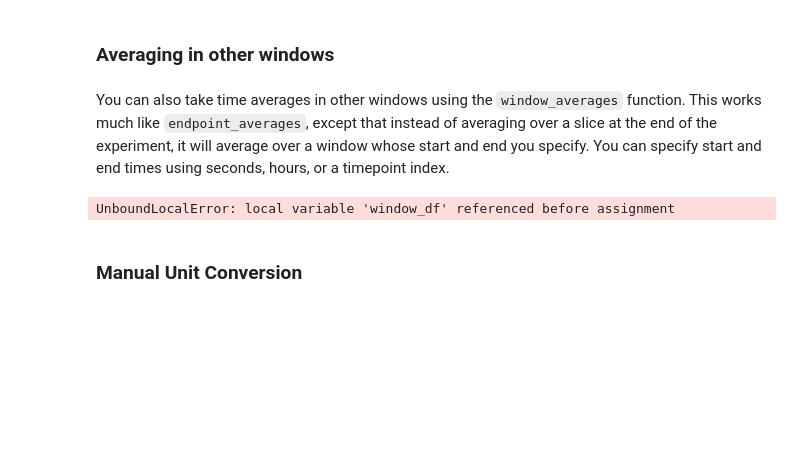
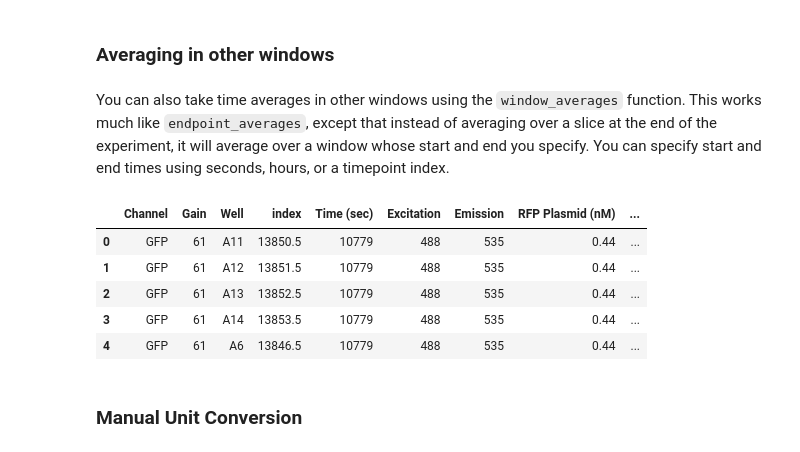
Before and after one commit to sclamons/murraylab_tools, a Jupyter notebook: examples/Biotek Analysis Usage Examples.ipynb, the cells around one changed output. Cells and saved outputs as stored; diff of their text form; code cells hidden in the pictures; blank space fills up the shorter version.

```diff
--- a/examples/Biotek Analysis Usage Examples.ipynb
+++ b/examples/Biotek Analysis Usage Examples.ipynb
@@ -166,10 +166,15 @@ You can also take time averages in other windows using the `window_averages` fun
 # %%
 # Averaging over a window near the start of the experiment,
 # indexed by hours
-endpoint_df = mt_biotek.window_averages(corrected_df, 2, 4, "hours")
+endpoint_df = mt_biotek.window_averages(corrected_df, 2, 4, "hours")b
 endpoint_df.head()
 # %% [output]
-UnboundLocalError: local variable 'window_df' referenced before assignment
+|  | Channel | Gain | Well | index | Time (sec) | Excitation | Emission | RFP Plasmid (nM) | ... |
+| 0 | GFP | 61 | A11 | 13850.5 | 10779 | 488 | 535 | 0.44 | ... |
+| 1 | GFP | 61 | A12 | 13851.5 | 10779 | 488 | 535 | 0.44 | ... |
+| 2 | GFP | 61 | A13 | 13852.5 | 10779 | 488 | 535 | 0.44 | ... |
+| 3 | GFP | 61 | A14 | 13853.5 | 10779 | 488 | 535 | 0.44 | ... |
+| 4 | GFP | 61 | A6 | 13846.5 | 10779 | 488 | 535 | 0.44 | ... |
 # %% [markdown]
 ### Manual Unit Conversion
 # %% [markdown]
```
Also changed, not shown: parts of 3 cells of this notebook, 1 other file.
